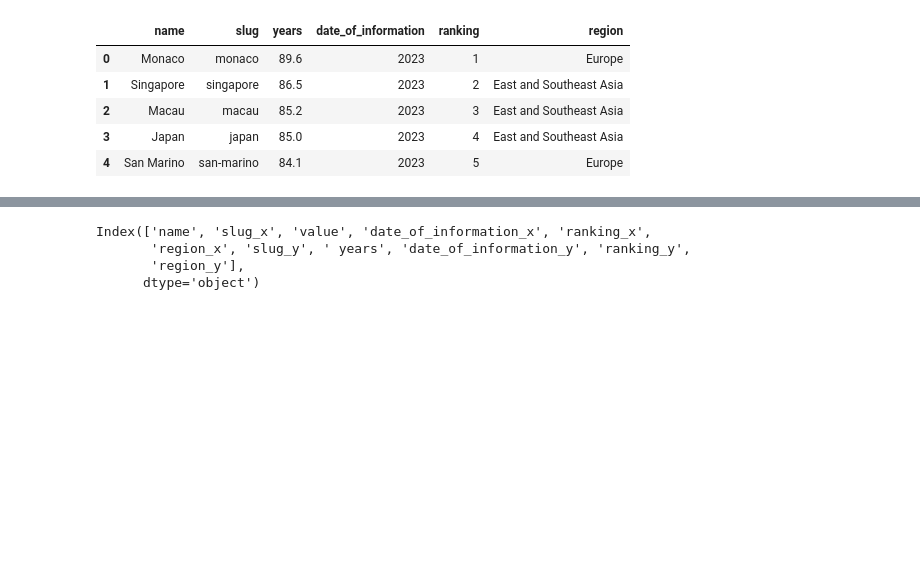
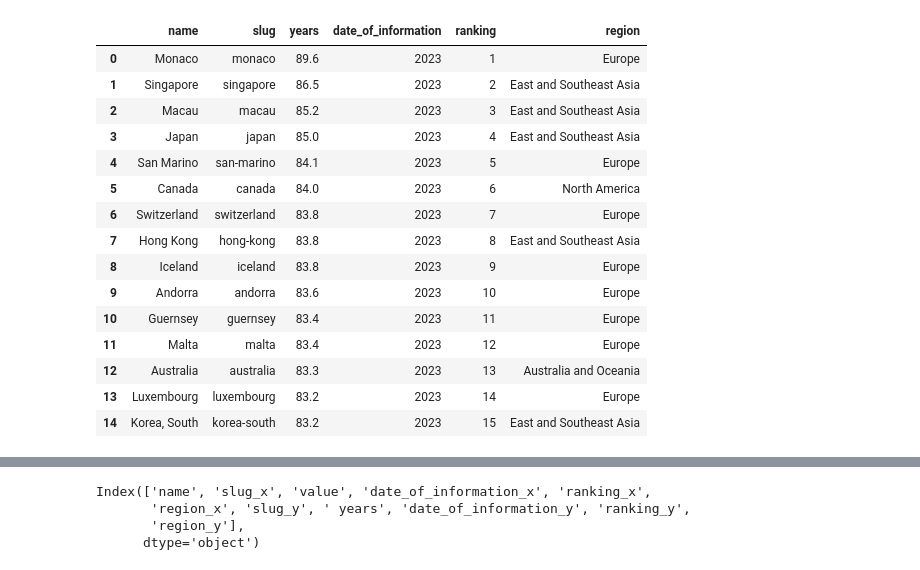
Before and after one commit to shirleytemples/datascienceprojects, a Jupyter notebook: Supervised_example.ipynb, the cells around one changed output, grey strips where cells are left out. Cells and saved outputs as stored; diff of their text form; code cells hidden in the pictures; blank space fills up the shorter version.

```diff
--- a/Supervised_example.ipynb
+++ b/Supervised_example.ipynb
@@ -19,14 +29,24 @@ gdp.head()
 # %%
 life = pd.read_csv('Life_expectancy_at_birth.csv')
 # %%
-life.head()
+life.head(15)
 # %% [output]
 |  | name | slug | years | date_of_information | ranking | region |
 | 0 | Monaco | monaco | 89.6 | 2023 | 1 | Europe |
 | 1 | Singapore | singapore | 86.5 | 2023 | 2 | East and Southeast Asia |
 | 2 | Macau | macau | 85.2 | 2023 | 3 | East and Southeast Asia |
 | 3 | Japan | japan | 85.0 | 2023 | 4 | East and Southeast Asia |
 | 4 | San Marino | san-marino | 84.1 | 2023 | 5 | Europe |
+| 5 | Canada | canada | 84.0 | 2023 | 6 | North America |
+| 6 | Switzerland | switzerland | 83.8 | 2023 | 7 | Europe |
+| 7 | Hong Kong | hong-kong | 83.8 | 2023 | 8 | East and Southeast Asia |
+| 8 | Iceland | iceland | 83.8 | 2023 | 9 | Europe |
+| 9 | Andorra | andorra | 83.6 | 2023 | 10 | Europe |
+| 10 | Guernsey | guernsey | 83.4 | 2023 | 11 | Europe |
+| 11 | Malta | malta | 83.4 | 2023 | 12 | Europe |
+| 12 | Australia | australia | 83.3 | 2023 | 13 | Australia and Oceania |
+| 13 | Luxembourg | luxembourg | 83.2 | 2023 | 14 | Europe |
+| 14 | Korea, South | korea-south | 83.2 | 2023 | 15 | East and Southeast Asia |
 # %%
 merge_df = pd.merge(gdp,life,on='name',how='inner')
 # %%
```
Also changed, not shown: parts of 9 cells of this notebook.
